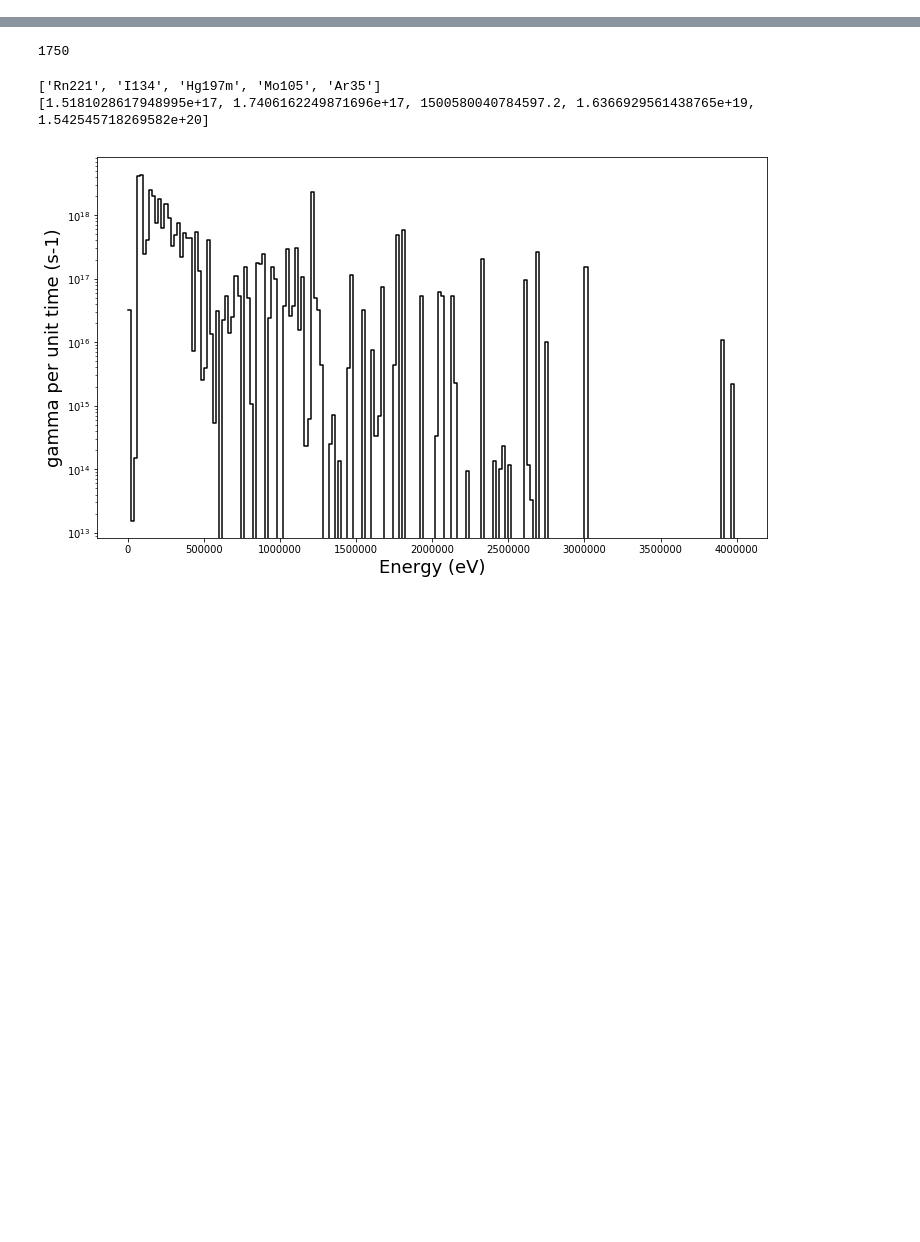
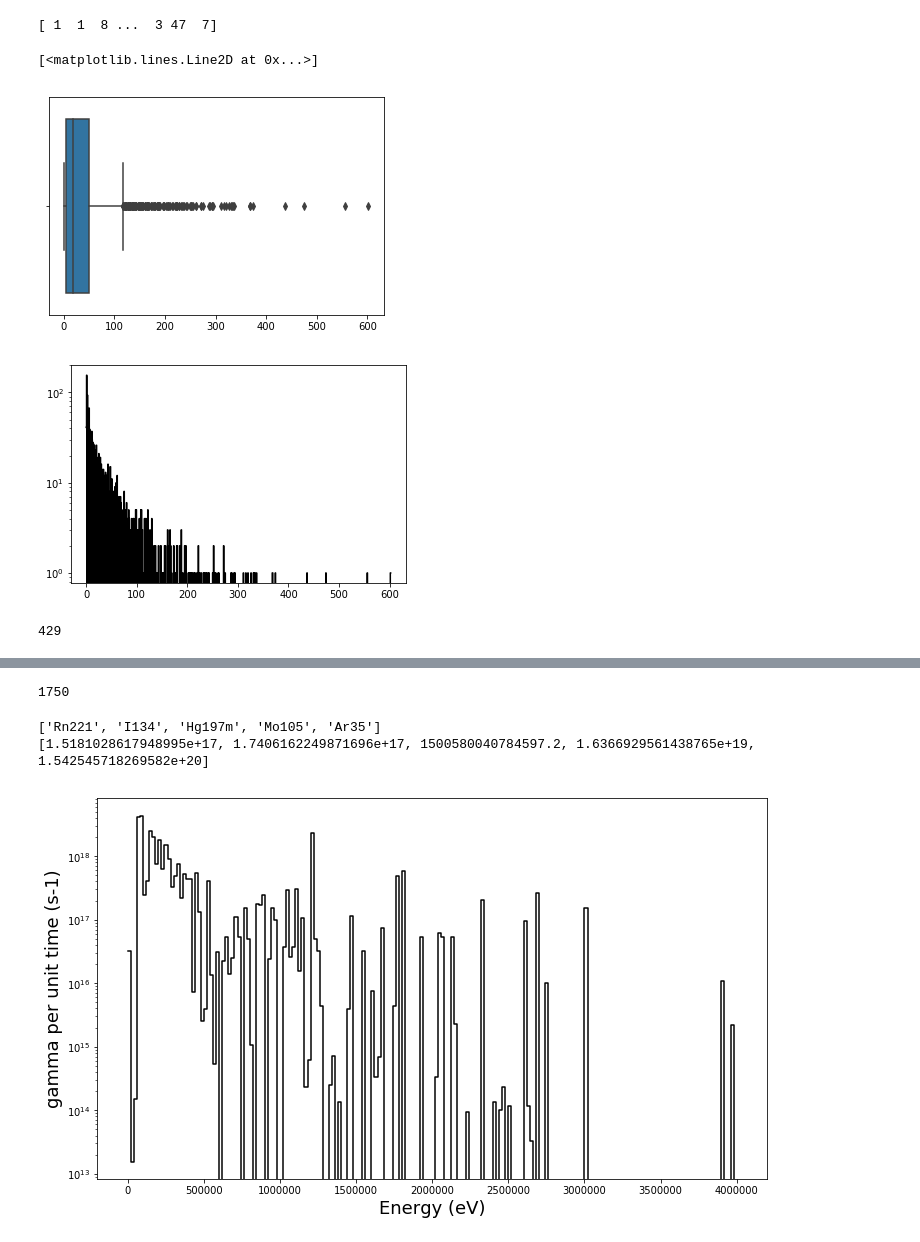
Before and after one commit to fispact/actigamma, a Jupyter notebook: examples/experiments.ipynb, the cells around one changed output, grey strips where cells are left out. Saved outputs shown, nothing was run; the diff lists cells and outputs as text; code cells hidden in the pictures; blank space fills up the shorter version.

```diff
--- a/examples/experiments.ipynb
+++ b/examples/experiments.ipynb
@@ -22,0 +29,30 @@ grid = ag.EnergyGrid(bounds=ag.linspace(MINENERGY, MAXENERGY, NBINS+1))
+# %%
+nucdata = {}
+for nuc in allradionuclides:
+    nucdata[nuc] = len(db.getenergies(nuc, spectype=SPECTYPE))
+
+linecounts = np.array(list(nucdata.values()))
+print(linecounts)
+
+ax = sns.boxplot(x=linecounts)
+
+f = plt.figure()
+hist, bin_edges = np.histogram(linecounts, density=False, bins=1000)
+X, Y = ag.getplotvalues(bin_edges, hist)
+# plt.xlim(0,100)
+plt.semilogy(X, Y, 'k')
+# %% [output]
+[ 1  1  8 ...  3 47  7]
+[<matplotlib.lines.Line2D at 0x...>]
+[figure, added]
+[figure, added]
+# %%
+# how many nuclides have more than 100 lines?
+count = 0
+for k, v in nucdata.items():
+    if v > 50:
+        count += 1
+
+print(count)
+# %% [output]
+429
```
Also changed, not shown: parts of 13 cells of this notebook, 1 other file.
